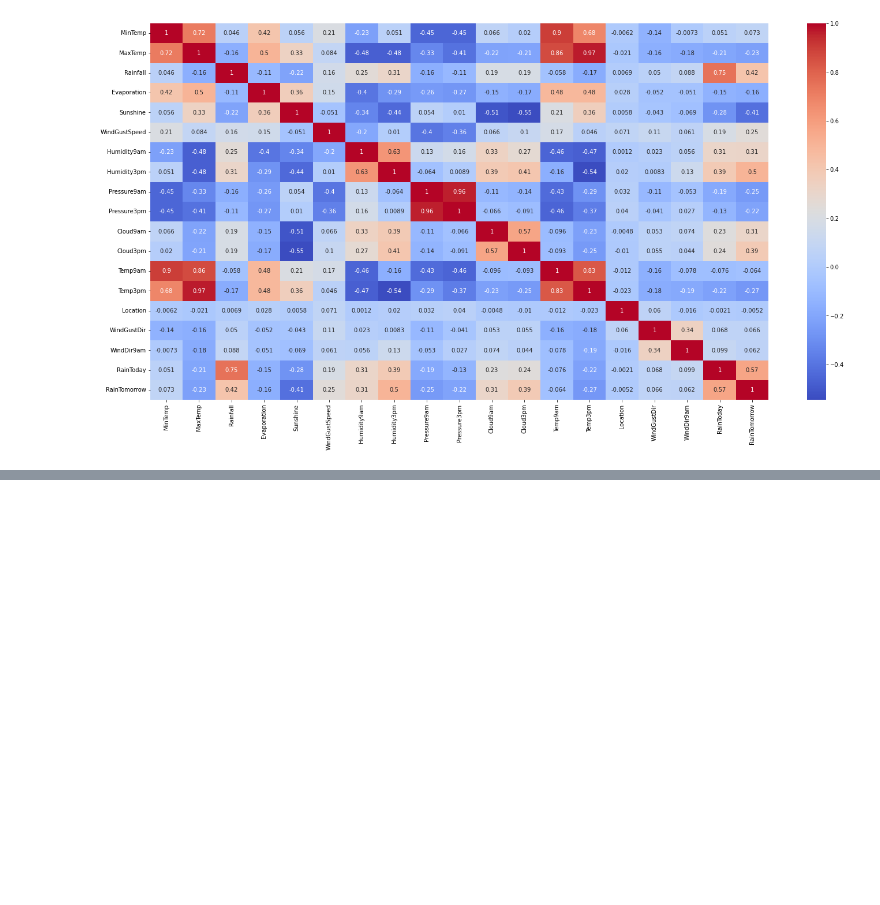
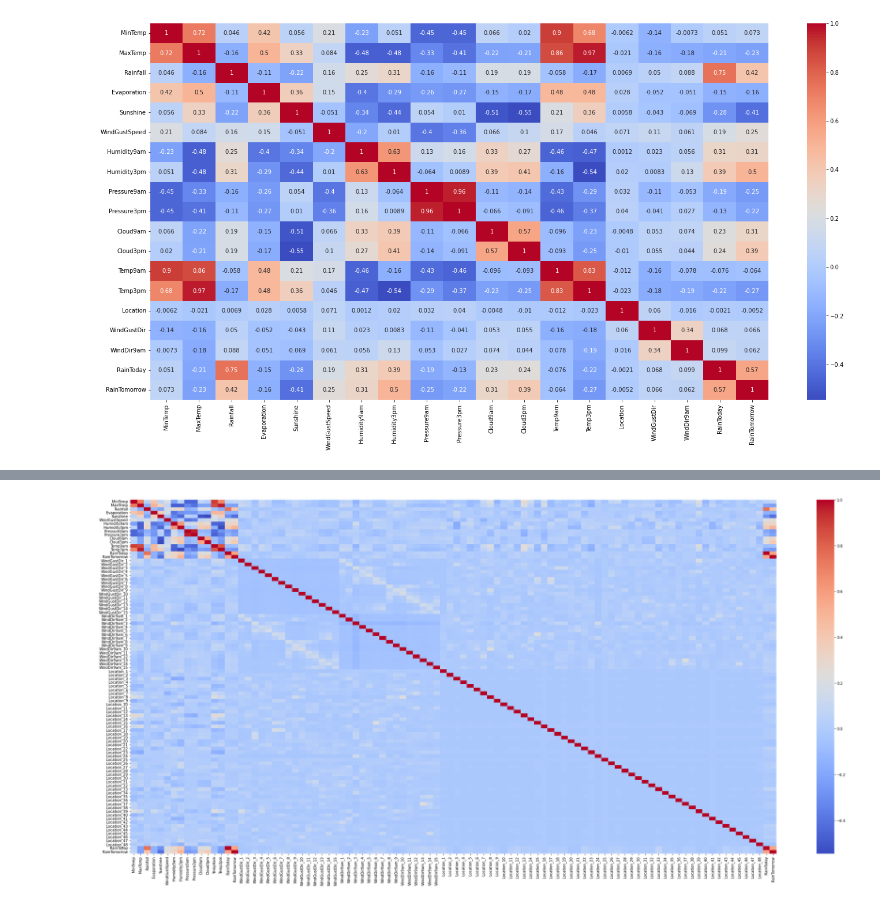
Before and after one commit to yagiz35/Xgboost-Karar-Agaclari-Kullanarak-Rain-In-Austuralia-data-setine-makine-ogrenmesi-uygulamas-, a Jupyter notebook: Untitled1.ipynb, the cells around one changed output, grey strips where cells are left out. Cells and saved outputs as stored; diff of their text form; code cells hidden in the pictures; blank space fills up the shorter version.

```diff
--- a/Untitled1.ipynb
+++ b/Untitled1.ipynb
@@ -223,0 +240,7 @@ plt.show()
+# %%
+data = pd.concat([data, df_dummy3], axis=1)
+# %%
+data.drop(labels = "Location", axis = 1, inplace= True)
+# %%
+data_reminder = data[['RainToday', 'RainTomorrow']]
+data_reminder
@@ -223,0 +277,2 @@ plt.show()
+# %%
+data = pd.concat([data, data_reminder], axis=1)
@@ -223,0 +289,6 @@ plt.show()
+# %%
+plt.figure(figsize =(40,18))
+sns.heatmap(data.corr(), cmap="coolwarm")
+plt.show()
+# %% [output]
+[figure, added]
```
Also changed, not shown: parts of 11 cells of this notebook.
